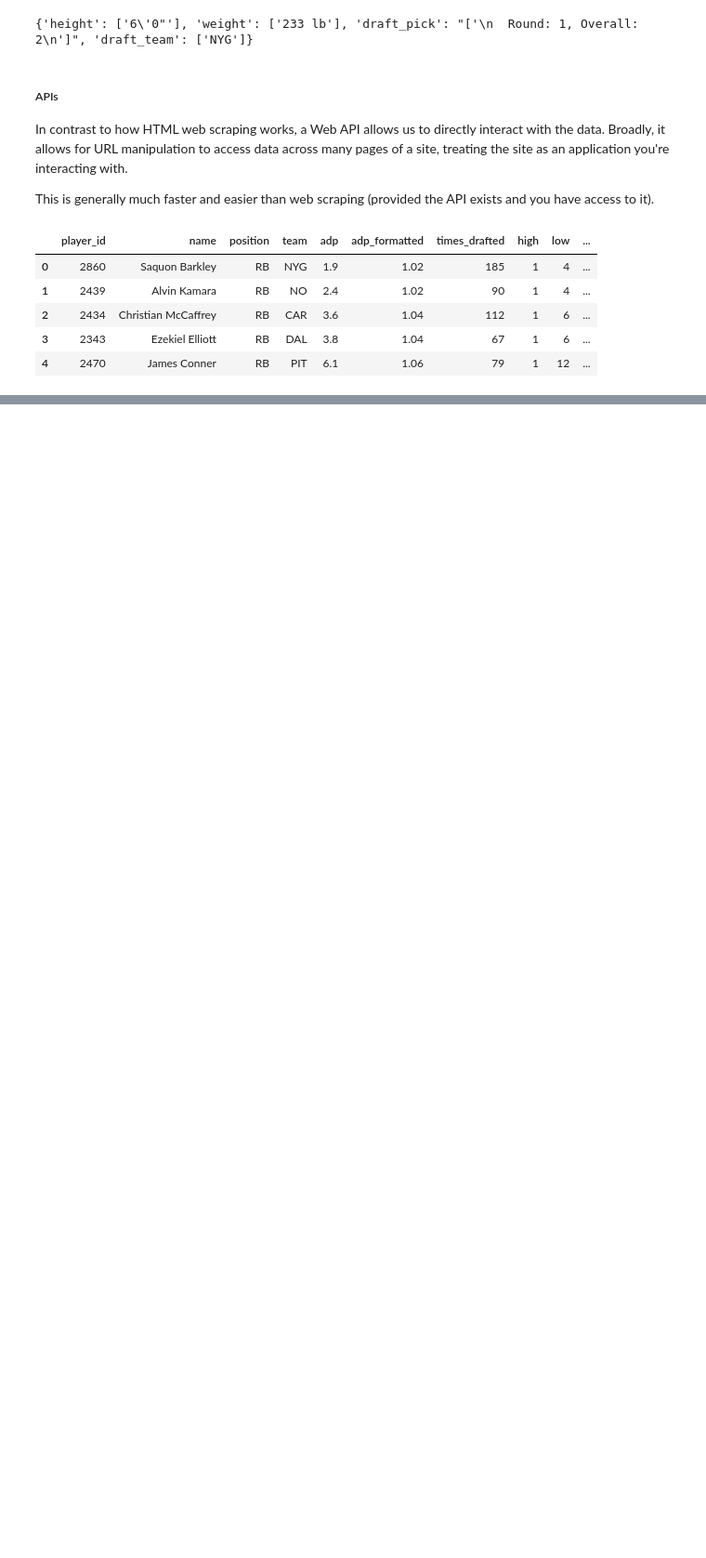
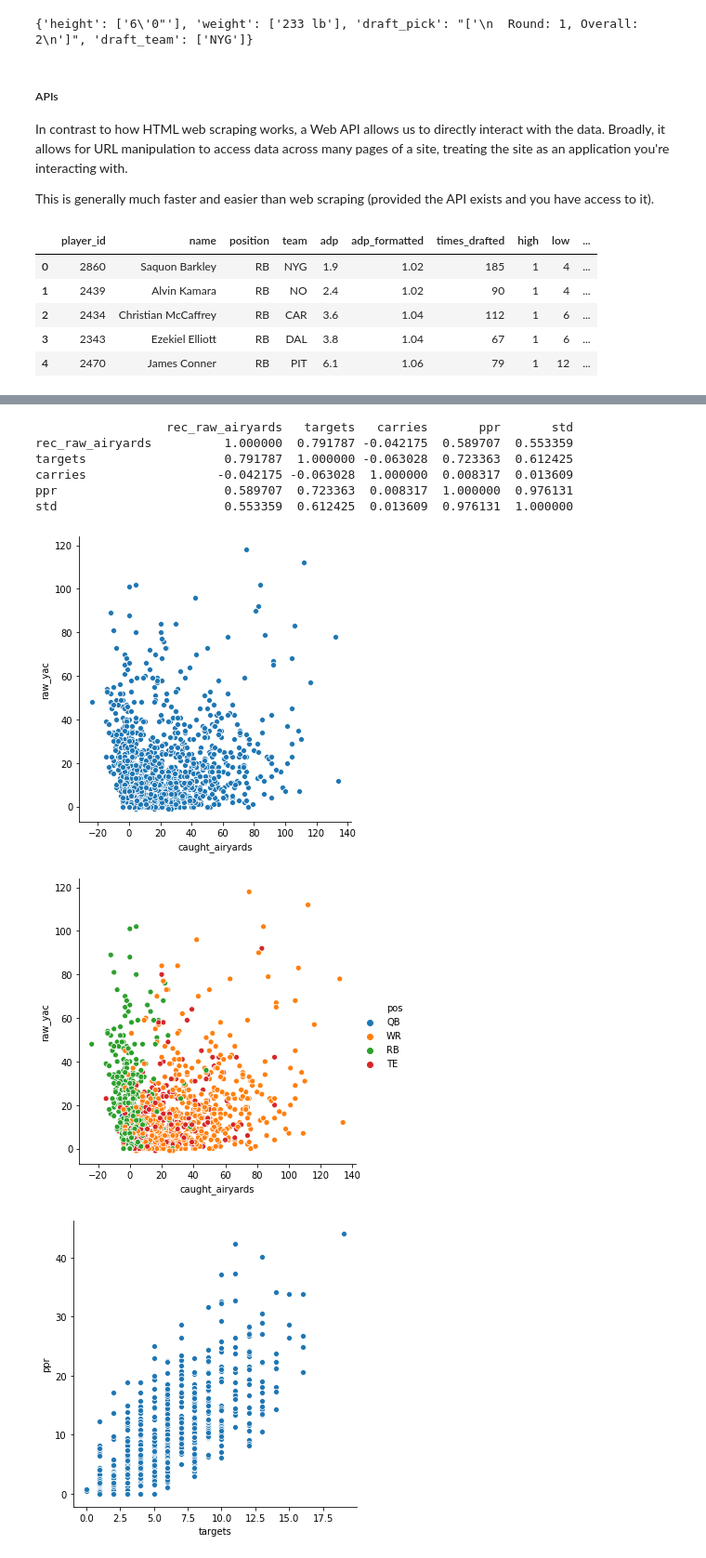
Before and after one commit to 10E-4m2/Notes-LTCWFF, a Jupyter notebook: LTCWFF-HandsOn.ipynb, the cells around one changed output, grey strips where cells are left out. Shown: that part at 93% size. Drawn from its saved outputs; the diff is of its cells as text; code cells hidden in the pictures; blank space fills up the shorter version.

```diff
--- a/LTCWFF-HandsOn.ipynb
+++ b/LTCWFF-HandsOn.ipynb
@@ -13,9 +13,11 @@ from os import path # filepath
 from functools import reduce # list reduction
 from bs4 import BeautifulSoup as Soup # HTML parsing
 import requests # programmatically visit websites
+import seaborn as sns # plotting
 
 # set data directory
 DATA_DIR = 'C:\\Users\\calvi\\Projects\\LTCWFF\\ltcwff-files\\ltcwff-files-main\\data'
+OUT_DIR = 'C:\\Users\\calvi\\Projects\\LTCWFF\\output'
 # %% [markdown]
 ### 1. Introduction
 
@@ -1731,0 +1803,52 @@ df_12_standard_2019.head()
+# %%
+# relationships between variables in Python
+
+# scatter plots
+g = sns.relplot(x = 'caught_airyards', y = 'raw_yac', data = df_games)
+
+g = sns.relplot(x = 'caught_airyards', y = 'raw_yac', hue = 'pos',
+                data = df_games)
+
+# correlation
+print(df_games.loc[df_games['pos'] =='WR',
+             ['rec_raw_airyards','targets','carries','ppr','std']
+            ].corr())
+
+# plotting correlated variables
+g = sns.relplot(x = 'targets',
+              y = 'ppr',
+              data = df_games.query("pos=='WR'"))
+
+g = sns.relplot(x = 'targets',
+              y = 'std',
+              data = df_games.query("pos=='WR'"))
+
+# line plots
+g = sns.relplot(x = 'week',
+                y = 'std',
+                kind = 'line',
+                hue = 'pos',
+                data = df_games)
+    # default is to include 95% CIs for each group
+
+g.savefig(path.join(OUT_DIR,'distribution_weekly_pts_by_pos.png'))
+
+# plot for individual players in a position
+g=sns.relplot(x='week',
+              y='std',
+              kind='line',
+              hue='player_name',
+              col='player_name',
+              height=2,aspect=1.2,col_wrap=3,
+              legend=False,
+              data=df_games.query("pos=='QB'"))
+# %% [output]
+                  rec_raw_airyards   targets   carries       ppr       std
+rec_raw_airyards          1.000000  0.791787 -0.042175  0.589707  0.553359
+targets                   0.791787  1.000000 -0.063028  0.723363  0.612425
+carries                  -0.042175 -0.063028  1.000000  0.008317  0.013609
+ppr                       0.589707  0.723363  0.008317  1.000000  0.976131
+std                       0.553359  0.612425  0.013609  0.976131  1.000000
+[figure, added]
+[figure, added]
+[figure, added]
```
Also changed, not shown: parts of 4 cells of this notebook.
